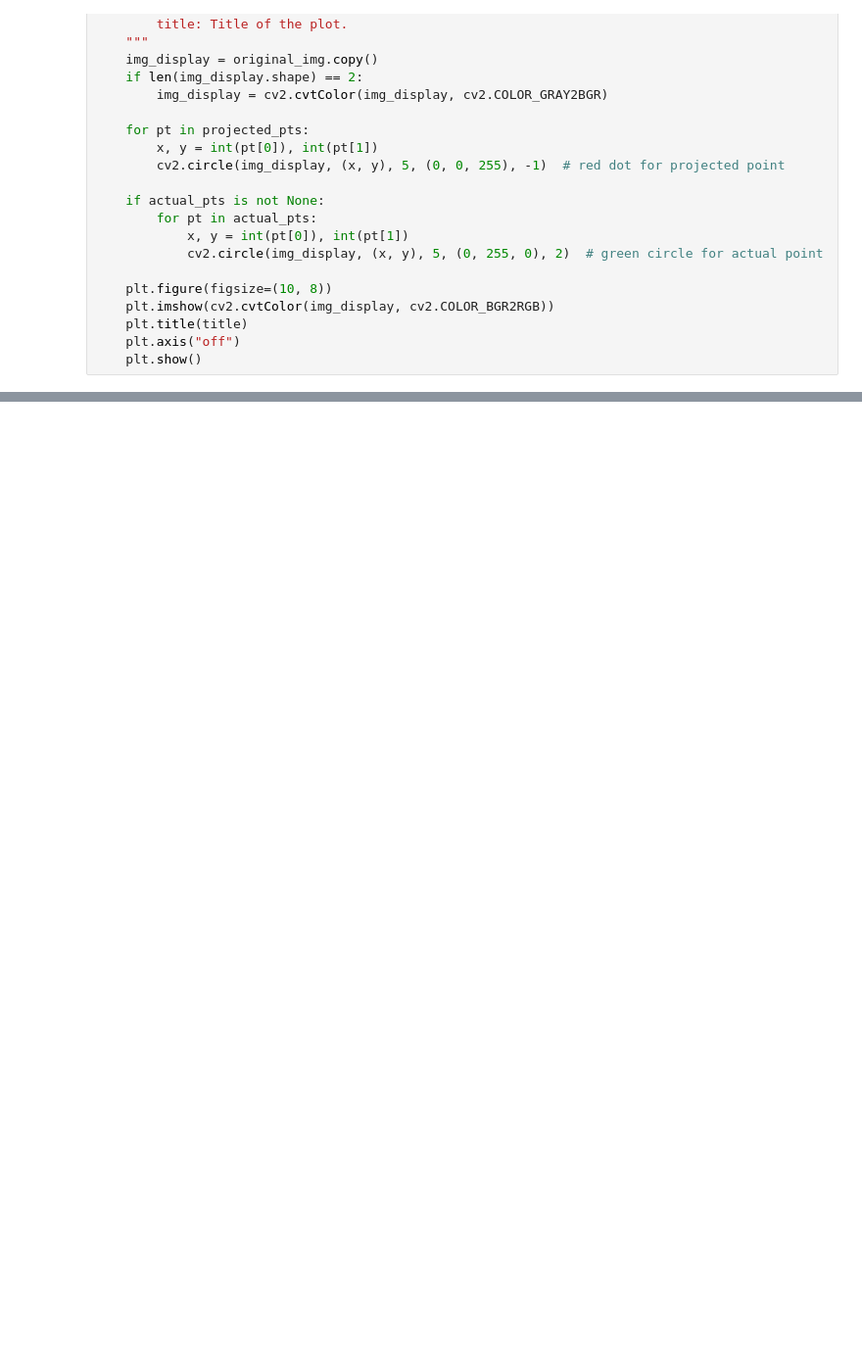
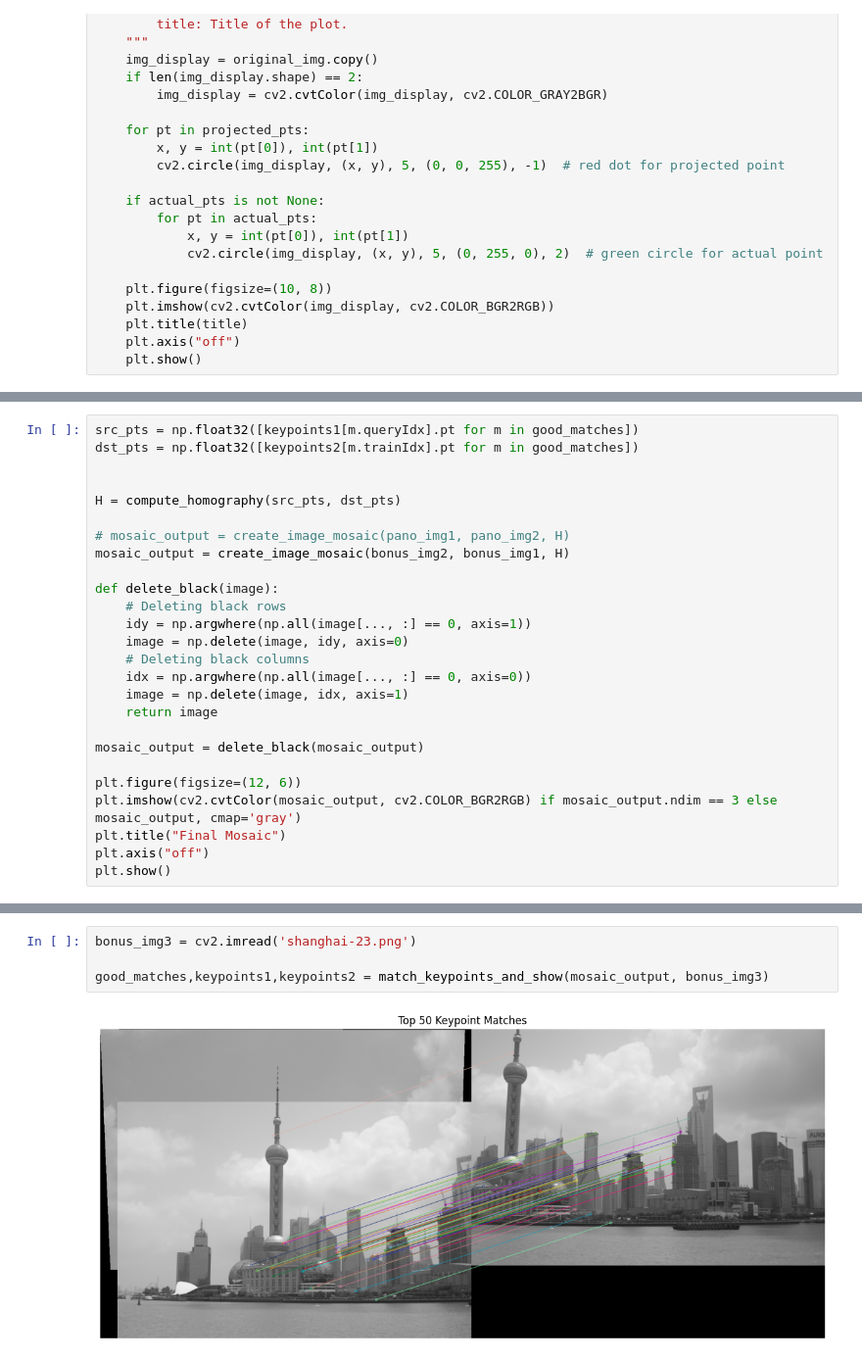
Before and after one commit to shrededlord/CV-Assignment-2, a Jupyter notebook: Part2.ipynb, the cells around one changed output, grey strips where cells are left out. Shown at 98% size. Saved outputs shown, nothing was run; the diff lists cells and outputs as text; blank space fills up the shorter version.

```diff
--- a/Part2.ipynb
+++ b/Part2.ipynb
@@ -291,0 +291,26 @@ width: 2412 height: 1230
+# %%
+src_pts = np.float32([keypoints1[m.queryIdx].pt for m in good_matches])
+dst_pts = np.float32([keypoints2[m.trainIdx].pt for m in good_matches])
+
+
+H = compute_homography(src_pts, dst_pts)
+
+# mosaic_output = create_image_mosaic(pano_img1, pano_img2, H)
+mosaic_output = create_image_mosaic(bonus_img2, bonus_img1, H)
+
+def delete_black(image):
+    # Deleting black rows
+    idy = np.argwhere(np.all(image[..., :] == 0, axis=1))
+    image = np.delete(image, idy, axis=0)
+    # Deleting black columns
+    idx = np.argwhere(np.all(image[..., :] == 0, axis=0))
+    image = np.delete(image, idx, axis=1)
+    return image
+
+mosaic_output = delete_black(mosaic_output)
+
+plt.figure(figsize=(12, 6))
+plt.imshow(cv2.cvtColor(mosaic_output, cv2.COLOR_BGR2RGB) if mosaic_output.ndim == 3 else mosaic_output, cmap='gray')
+plt.title("Final Mosaic")
+plt.axis("off")
+plt.show()
@@ -291,0 +319,6 @@ width: 2412 height: 1230
+# %%
+bonus_img3 = cv2.imread('shanghai-23.png')
+
+good_matches,keypoints1,keypoints2 = match_keypoints_and_show(mosaic_output, bonus_img3)
+# %% [output]
+[figure, added]
```
Also changed, not shown: parts of 9 cells of this notebook.
